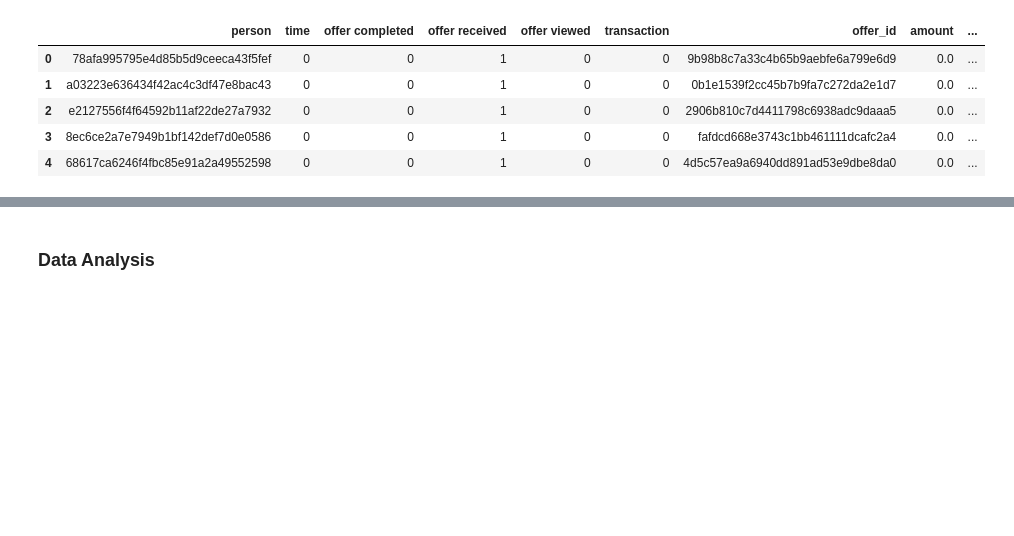
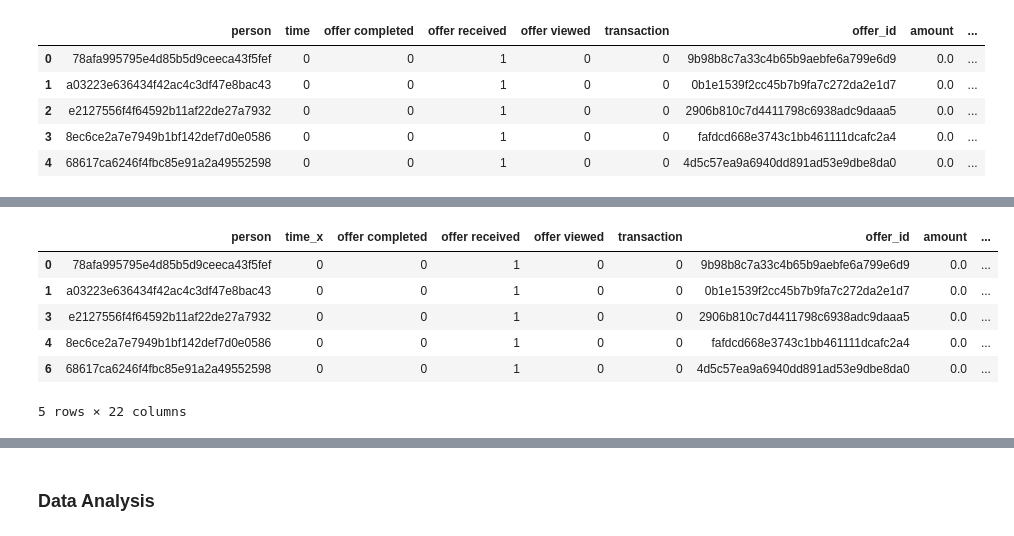
Before and after one commit to jlee0204/udacity-starbucks-captsone, a Jupyter notebook: Starbucks_Capstone_notebook.ipynb, the cells around one changed output, grey strips where cells are left out. Saved outputs shown, nothing was run; the diff lists cells and outputs as text; code cells hidden in the pictures; blank space fills up the shorter version.

```diff
--- a/Starbucks_Capstone_notebook.ipynb
+++ b/Starbucks_Capstone_notebook.ipynb
@@ -360,0 +406,4 @@ len(transcript_encode)
+# %%
+transcript_portfolio2 = transcript_portfolio2.loc[((transcript_portfolio2.Viewed_Duration < transcript_portfolio2.duration))| transcript_portfolio2.Viewed_Duration.isnull() == True]
+# %%
+transcript_portfolio2 = transcript_portfolio2.drop_duplicates(subset=None, keep="first", inplace=False)
@@ -360,0 +432,12 @@ len(transcript_encode)
+# %%
+transcript_portfolio3 = transcript_portfolio2.loc[transcript_portfolio2['offer received'] == 1]
+# %%
+transcript_portfolio3.head()
+# %% [output]
+|  | person | time_x | offer completed | offer received | offer viewed | transaction | offer_id | amount | ... |
+| 0 | 78afa995795e4d85b5d9ceeca43f5fef | 0 | 0 | 1 | 0 | 0 | 9b98b8c7a33c4b65b9aebfe6a799e6d9 | 0.0 | ... |
+| 1 | a03223e636434f42ac4c3df47e8bac43 | 0 | 0 | 1 | 0 | 0 | 0b1e1539f2cc45b7b9fa7c272da2e1d7 | 0.0 | ... |
+| 3 | e2127556f4f64592b11af22de27a7932 | 0 | 0 | 1 | 0 | 0 | 2906b810c7d4411798c6938adc9daaa5 | 0.0 | ... |
+| 4 | 8ec6ce2a7e7949b1bf142def7d0e0586 | 0 | 0 | 1 | 0 | 0 | fafdcd668e3743c1bb461111dcafc2a4 | 0.0 | ... |
+| 6 | 68617ca6246f4fbc85e91a2a49552598 | 0 | 0 | 1 | 0 | 0 | 4d5c57ea9a6940dd891ad53e9dbe8da0 | 0.0 | ... |
+5 rows × 22 columns
```
Also changed, not shown: parts of 45 cells of this notebook, 1 other file.
